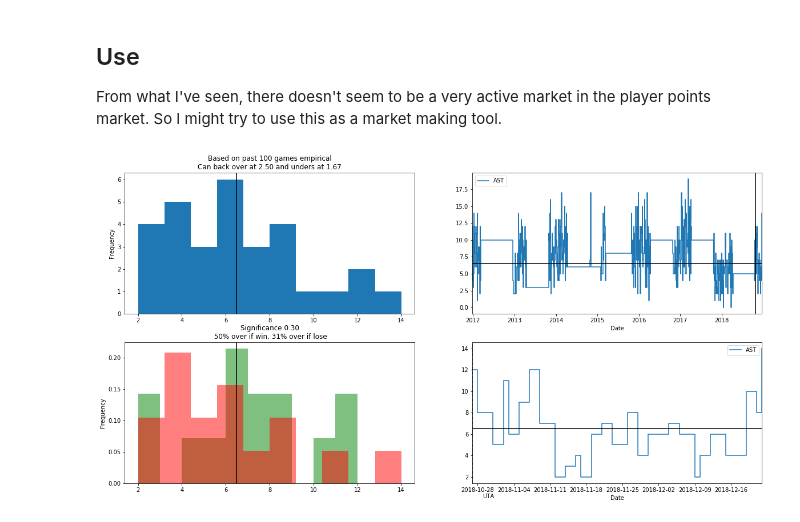
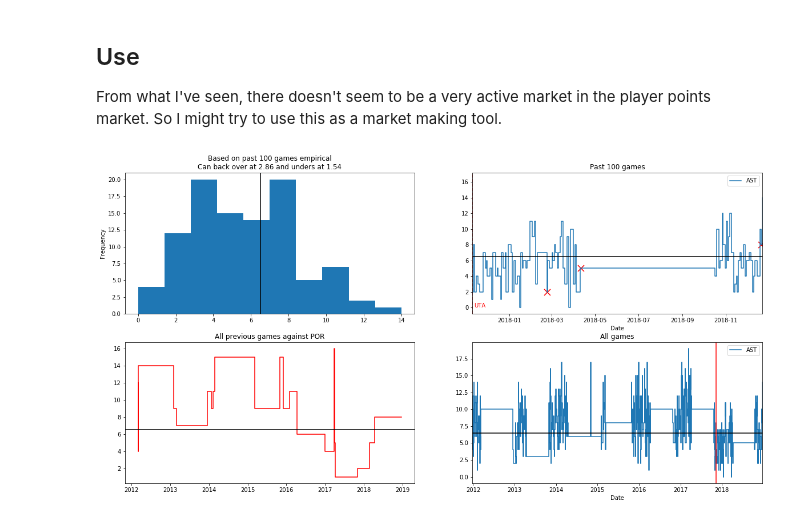
Before and after one commit to johnny-wong/nba_stats, a Jupyter notebook: Notebooks/Tools/1. Player stats overview.ipynb, the cells around one changed output. Cells and saved outputs as stored; diff of their text form; code cells hidden in the pictures.

Commit message:
Remove win/lose split and add opponent specific graphs

```diff
--- a/Notebooks/Tools/1. Player stats overview.ipynb
+++ b/Notebooks/Tools/1. Player stats overview.ipynb
@@ -137,10 +115,10 @@ def pl_pts_odds_WL(player_name, stat, baseline, team_opp_odds, past_n_games):
 # %%
 player_name = 'Ricky Rubio'
 stat = 'AST'
 baseline = 6.5
-past_n_games = 30
-team_opp_odds = (2, 2) # A tuple containing the odds for the player's team and their opponent
+past_n_games = 100
+opp_team = 'POR'
 
-df = pl_pts_odds_WL(player_name, stat, baseline, team_opp_odds, past_n_games)
+df = pl_pts_odds_WL(player_name, stat, baseline, past_n_games, opp_team)
 # %% [output]
-[figure, old version]
+[figure, new version]
```
Also changed, not shown: parts of 5 cells of this notebook.
